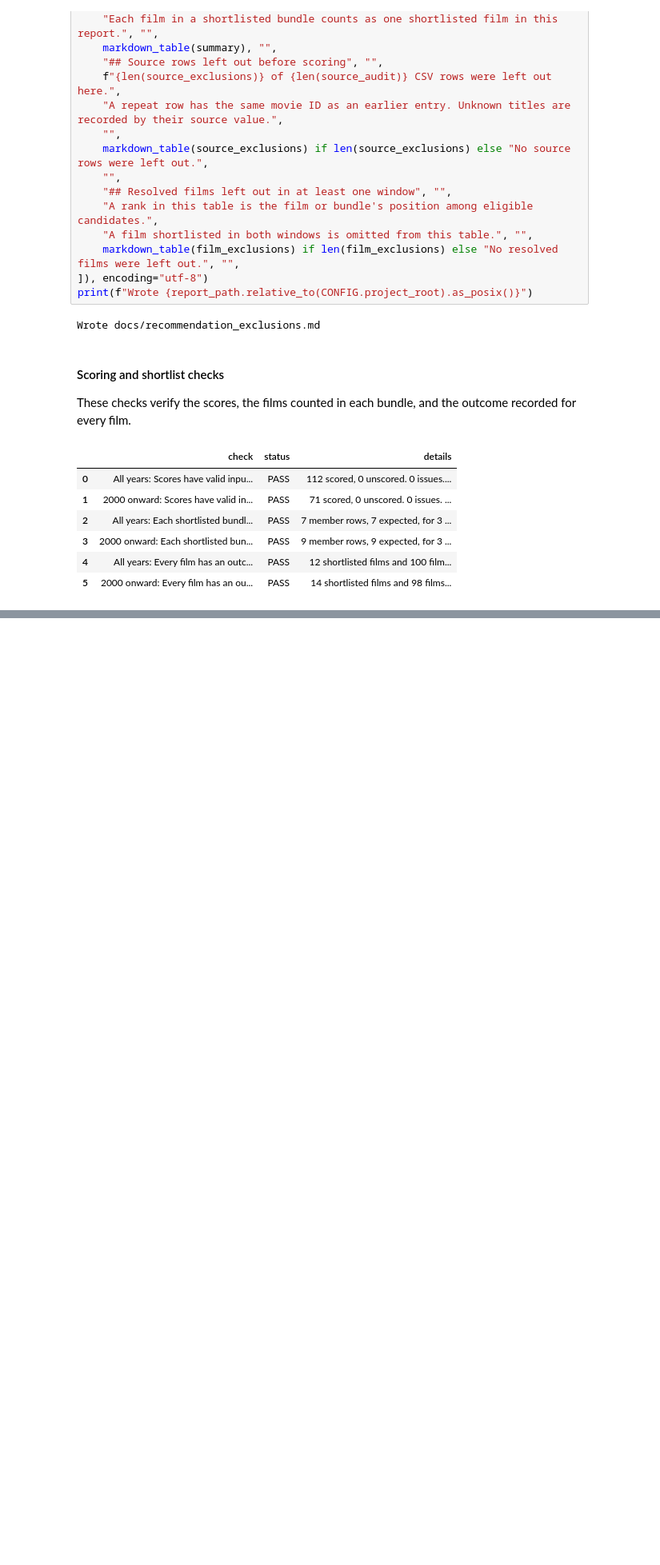
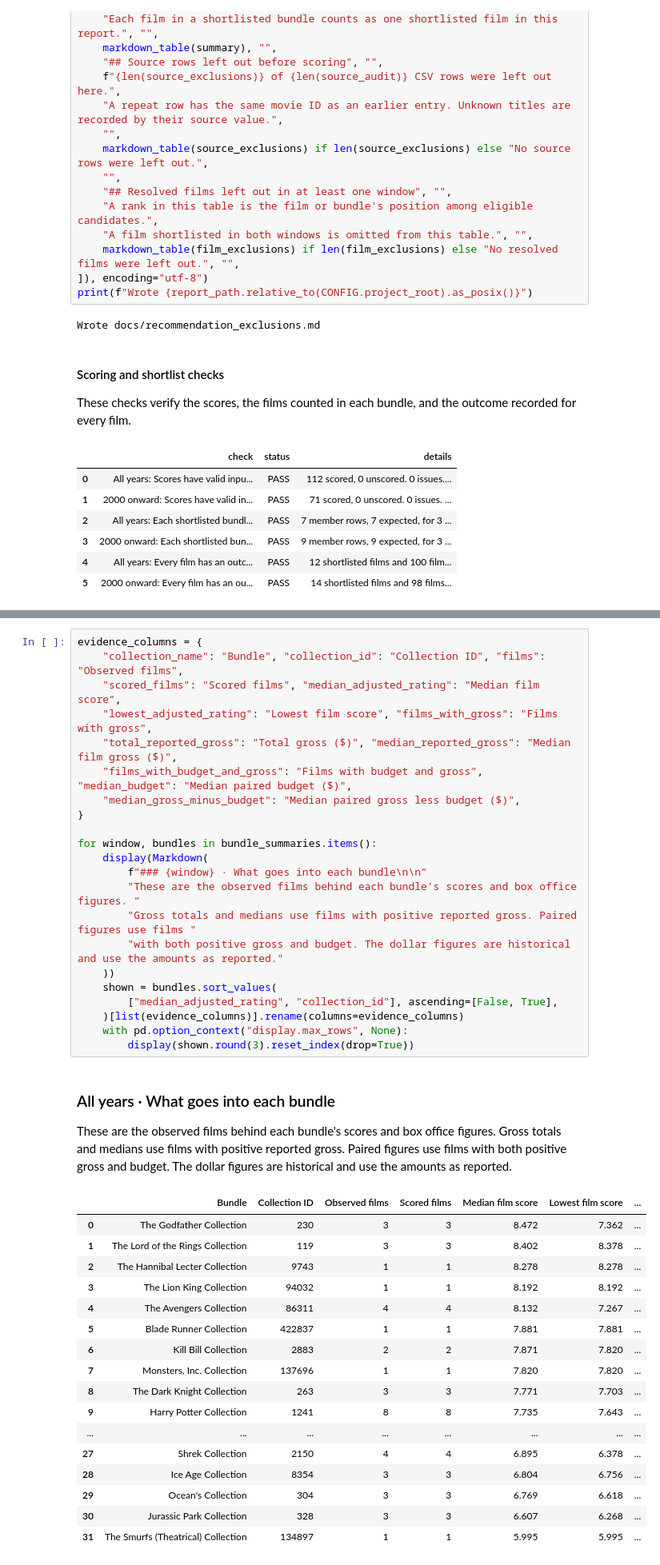
Before and after one commit to ishola-amalitech/streamvault, a Jupyter notebook: notebooks/04_recommendation.ipynb, the cells around one changed output, grey strips where cells are left out. Shown at 80% size. Cells and saved outputs as stored; diff of their text form; blank space fills up the shorter version.

```diff
--- a/notebooks/04_recommendation.ipynb
+++ b/notebooks/04_recommendation.ipynb
@@ -953,0 +1160,43 @@ These checks verify the scores, the films counted in each bundle, and the outcom
+# %%
+evidence_columns = {
+    "collection_name": "Bundle", "collection_id": "Collection ID", "films": "Observed films",
+    "scored_films": "Scored films", "median_adjusted_rating": "Median film score",
+    "lowest_adjusted_rating": "Lowest film score", "films_with_gross": "Films with gross",
+    "total_reported_gross": "Total gross ($)", "median_reported_gross": "Median film gross ($)",
+    "films_with_budget_and_gross": "Films with budget and gross", "median_budget": "Median paired budget ($)",
+    "median_gross_minus_budget": "Median paired gross less budget ($)",
+}
+
+for window, bundles in bundle_summaries.items():
+    display(Markdown(
+        f"### {window} · What goes into each bundle\n\n"
+        "These are the observed films behind each bundle's scores and box office figures. "
+        "Gross totals and medians use films with positive reported gross. Paired figures use films "
+        "with both positive gross and budget. The dollar figures are historical and use the amounts as reported."
+    ))
+    shown = bundles.sort_values(
+        ["median_adjusted_rating", "collection_id"], ascending=[False, True],
+    )[list(evidence_columns)].rename(columns=evidence_columns)
+    with pd.option_context("display.max_rows", None):
+        display(shown.round(3).reset_index(drop=True))
+# %% [output]
+### All years · What goes into each bundle
+
+These are the observed films behind each bundle's scores and box office figures. Gross totals and medians use films with positive reported gross. Paired figures use films with both positive gross and budget. The dollar figures are historical and use the amounts as reported.
+|  | Bundle | Collection ID | Observed films | Scored films | Median film score | Lowest film score | ... |
+| 0 | The Godfather Collection | 230 | 3 | 3 | 8.472 | 7.362 | ... |
+| 1 | The Lord of the Rings Collection | 119 | 3 | 3 | 8.402 | 8.378 | ... |
+| 2 | The Hannibal Lecter Collection | 9743 | 1 | 1 | 8.278 | 8.278 | ... |
+| 3 | The Lion King Collection | 94032 | 1 | 1 | 8.192 | 8.192 | ... |
+| 4 | The Avengers Collection | 86311 | 4 | 4 | 8.132 | 7.267 | ... |
+| 5 | Blade Runner Collection | 422837 | 1 | 1 | 7.881 | 7.881 | ... |
+| 6 | Kill Bill Collection | 2883 | 2 | 2 | 7.871 | 7.820 | ... |
+| 7 | Monsters, Inc. Collection | 137696 | 1 | 1 | 7.820 | 7.820 | ... |
+| 8 | The Dark Knight Collection | 263 | 3 | 3 | 7.771 | 7.703 | ... |
+| 9 | Harry Potter Collection | 1241 | 8 | 8 | 7.735 | 7.643 | ... |
+| ... | ... | ... | ... | ... | ... | ... | ... |
+| 27 | Shrek Collection | 2150 | 4 | 4 | 6.895 | 6.378 | ... |
+| 28 | Ice Age Collection | 8354 | 3 | 3 | 6.804 | 6.756 | ... |
+| 29 | Ocean's Collection | 304 | 3 | 3 | 6.769 | 6.618 | ... |
+| 30 | Jurassic Park Collection | 328 | 3 | 3 | 6.607 | 6.268 | ... |
+| 31 | The Smurfs (Theatrical) Collection | 134897 | 1 | 1 | 5.995 | 5.995 | ... |
```
Also changed, not shown: parts of 12 cells of this notebook, 4 other files.
